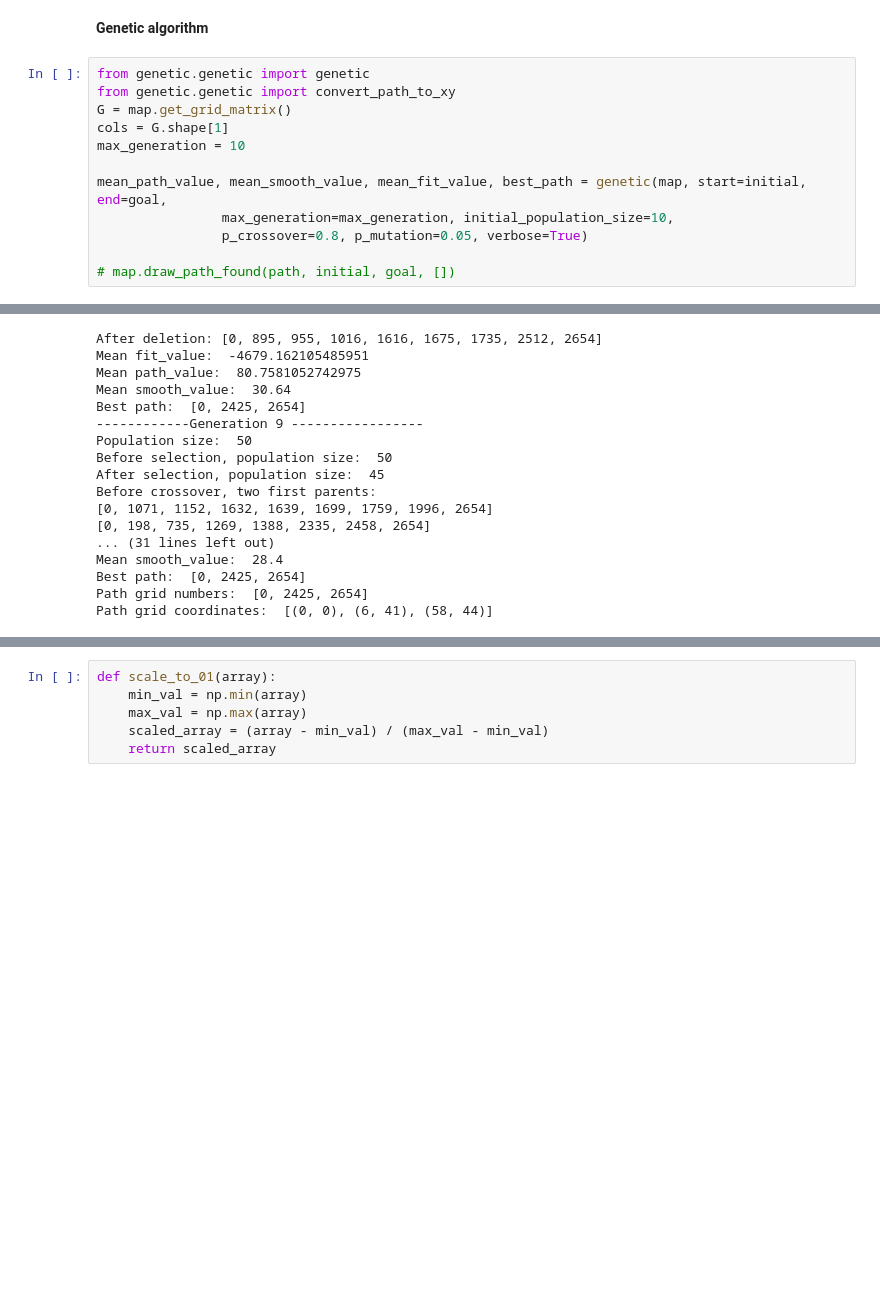
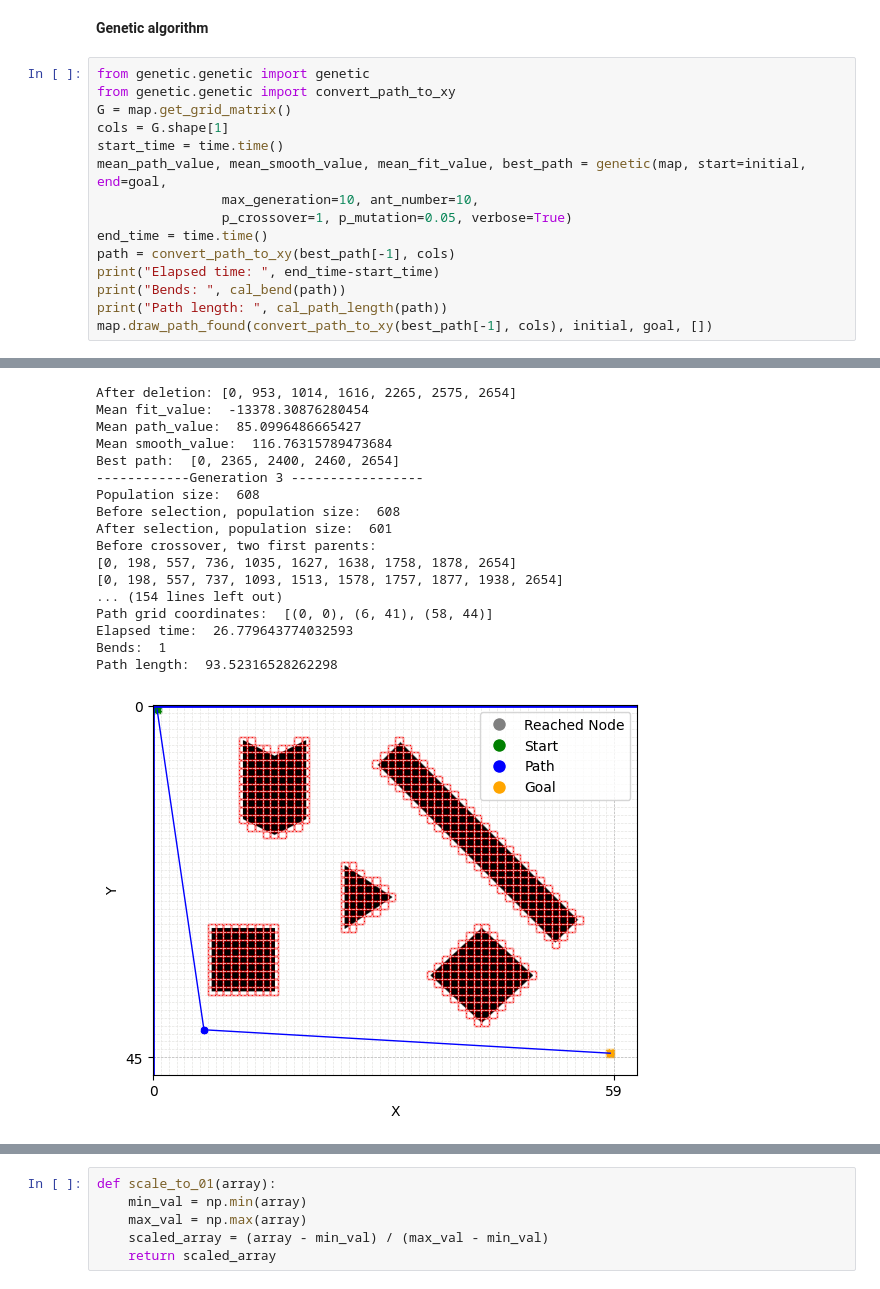
Before and after one commit to haily835/AI-Mobile-Robot-Path-Planning, a Jupyter notebook: large_grid_size.ipynb, the cells around one changed output, grey strips where cells are left out. Saved outputs shown, nothing was run; the diff lists cells and outputs as text; blank space fills up the shorter version.

```diff
--- a/large_grid_size.ipynb
+++ b/large_grid_size.ipynb
@@ -97,11 +109,14 @@ from genetic.genetic import genetic
 from genetic.genetic import convert_path_to_xy
 G = map.get_grid_matrix()
 cols = G.shape[1]
-max_generation = 10
-
+start_time = time.time()
 mean_path_value, mean_smooth_value, mean_fit_value, best_path = genetic(map, start=initial, end=goal,
-                max_generation=max_generation, initial_population_size=10,
-                p_crossover=0.8, p_mutation=0.05, verbose=True)
-
-# map.draw_path_found(path, initial, goal, [])
+                max_generation=10, ant_number=10,
+                p_crossover=1, p_mutation=0.05, verbose=True)
+end_time = time.time()
+path = convert_path_to_xy(best_path[-1], cols)
+print("Elapsed time: ", end_time-start_time)
+print("Bends: ", cal_bend(path))
+print("Path length: ", cal_path_length(path))
+map.draw_path_found(convert_path_to_xy(best_path[-1], cols), initial, goal, [])
 # %% [output]
@@ -125,20 +140,21 @@ Before deletion: [0, 595, 1249, 1137, 1085, 1147, 1211, 1392, 1574, 1639, 1817,
-After deletion: [0, 895, 955, 1016, 1616, 1675, 1735, 2512, 2654]
-Mean fit_value:  -4679.162105485951
-Mean path_value:  80.7581052742975
-Mean smooth_value:  30.64
-Best path:  [0, 2425, 2654]
-------------Generation 9 -----------------
-Population size:  50
-Before selection, population size:  50
-After selection, population size:  45
+After deletion: [0, 953, 1014, 1616, 2265, 2575, 2654]
+Mean fit_value:  -13378.30876280454
+Mean path_value:  85.0996486665427
+Mean smooth_value:  116.76315789473684
+Best path:  [0, 2365, 2400, 2460, 2654]
+------------Generation 3 -----------------
+Population size:  608
+Before selection, population size:  608
+After selection, population size:  601
 Before crossover, two first parents:
-[0, 1071, 1152, 1632, 1639, 1699, 1759, 1996, 2654]
-[0, 198, 735, 1269, 1388, 2335, 2458, 2654]
-... (31 lines left out)
-Mean smooth_value:  28.4
-Best path:  [0, 2425, 2654]
-Path grid numbers:  [0, 2425, 2654]
+[0, 198, 557, 736, 1035, 1627, 1638, 1758, 1878, 2654]
+[0, 198, 557, 737, 1093, 1513, 1578, 1757, 1877, 1938, 2654]
+... (154 lines left out)
 Path grid coordinates:  [(0, 0), (6, 41), (58, 44)]
+Elapsed time:  26.779643774032593
+Bends:  1
+Path length:  93.52316528262298
+[figure, added]
 # %%
 import numpy as np
 
```
Also changed, not shown: parts of 14 cells of this notebook, 20 other files.
